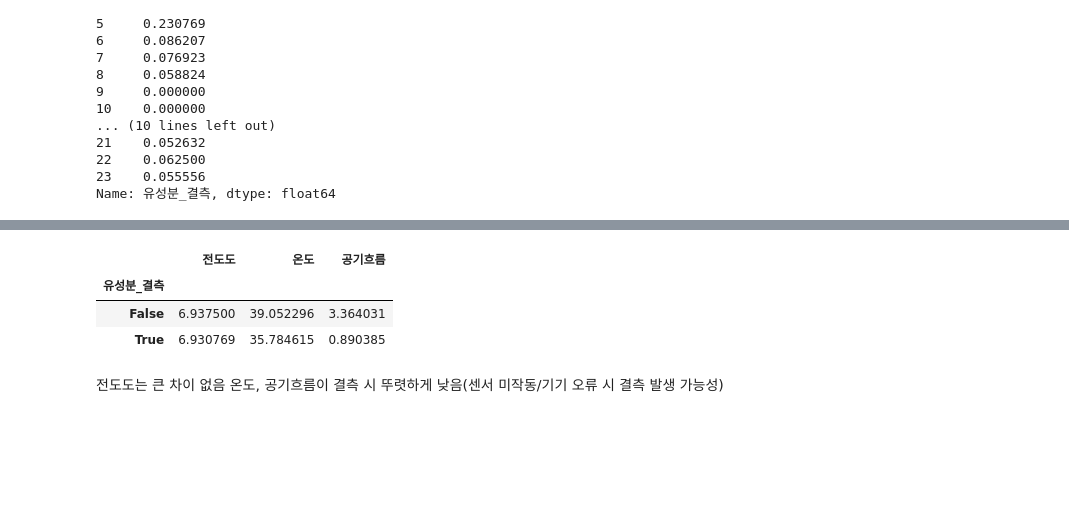
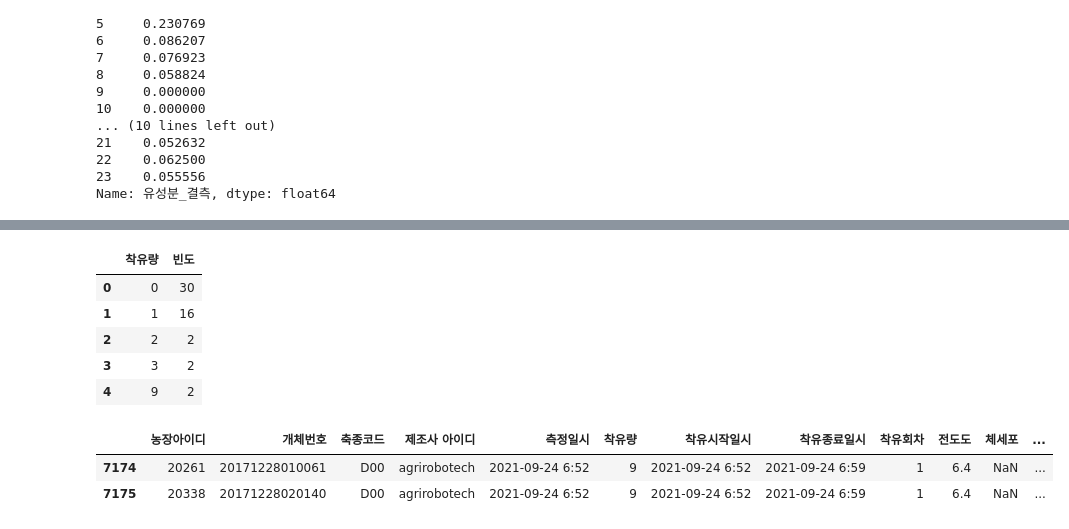
Before and after one commit to jiwon512/practical_project, a Jupyter notebook: jungjae/pr1.ipynb, the cells around one changed output, grey strips where cells are left out. Drawn from its saved outputs; the diff is of its cells as text; code cells hidden in the pictures; blank space fills up the shorter version.

```diff
--- a/jungjae/pr1.ipynb
+++ b/jungjae/pr1.ipynb
@@ -148,21 +223,16 @@ Name: 유성분_결측, dtype: float64
 # %%
-# 3. 전체 데이터 중 해당 개체들의 모든 이력 추출
-target_ids = missing_object['개체번호'].unique()
-target_all_data = df[df['개체번호'].isin(target_ids)].copy()
-
-# 4. 유성분 결측 여부 플래그 생성
-target_all_data['유성분_결측'] = target_all_data[['유지방', '유단백']].isna().any(axis=1)
-
-# 5. 센서값 평균 비교
-sensor_cols = ['전도도', '온도', '공기흐름']  # 혈액흐름은 문자형이라 제외
-sensor_comparison = target_all_data.groupby('유성분_결측')[sensor_cols].mean()
+milk_yield_missing
+# %% [output]
+|  | 착유량 | 빈도 |
+| 0 | 0 | 30 |
+| 1 | 1 | 16 |
+| 2 | 2 | 2 |
+| 3 | 3 | 2 |
+| 4 | 9 | 2 |
 # %%
-sensor_comparison
+milk_9 = missing_fat_protein[missing_fat_protein['착유량'] == 9]
+milk_9
 # %% [output]
-|  | 전도도 | 온도 | 공기흐름 |
-| 유성분_결측 |  |  |  |
-| False | 6.937500 | 39.052296 | 3.364031 |
-| True | 6.930769 | 35.784615 | 0.890385 |
+|  | 농장아이디 | 개체번호 | 축종코드 | 제조사 아이디 | 측정일시 | 착유량 | 착유시작일시 | 착유종료일시 | 착유회차 | 전도도 | 체세포 | ... |
+| 7174 | 20261 | 20171228010061 | D00 | agrirobotech | 2021-09-24 6:52 | 9 | 2021-09-24 6:52 | 2021-09-24 6:59 | 1 | 6.4 | NaN | ... |
+| 7175 | 20338 | 20171228020140 | D00 | agrirobotech | 2021-09-24 6:52 | 9 | 2021-09-24 6:52 | 2021-09-24 6:59 | 1 | 6.4 | NaN | ... |
-# %% [markdown]
-전도도는 큰 차이 없음
-온도, 공기흐름이 결측 시 뚜렷하게 낮음(센서 미작동/기기 오류 시 결측 발생 가능성)
```
Also changed, not shown: parts of 12 cells of this notebook.
